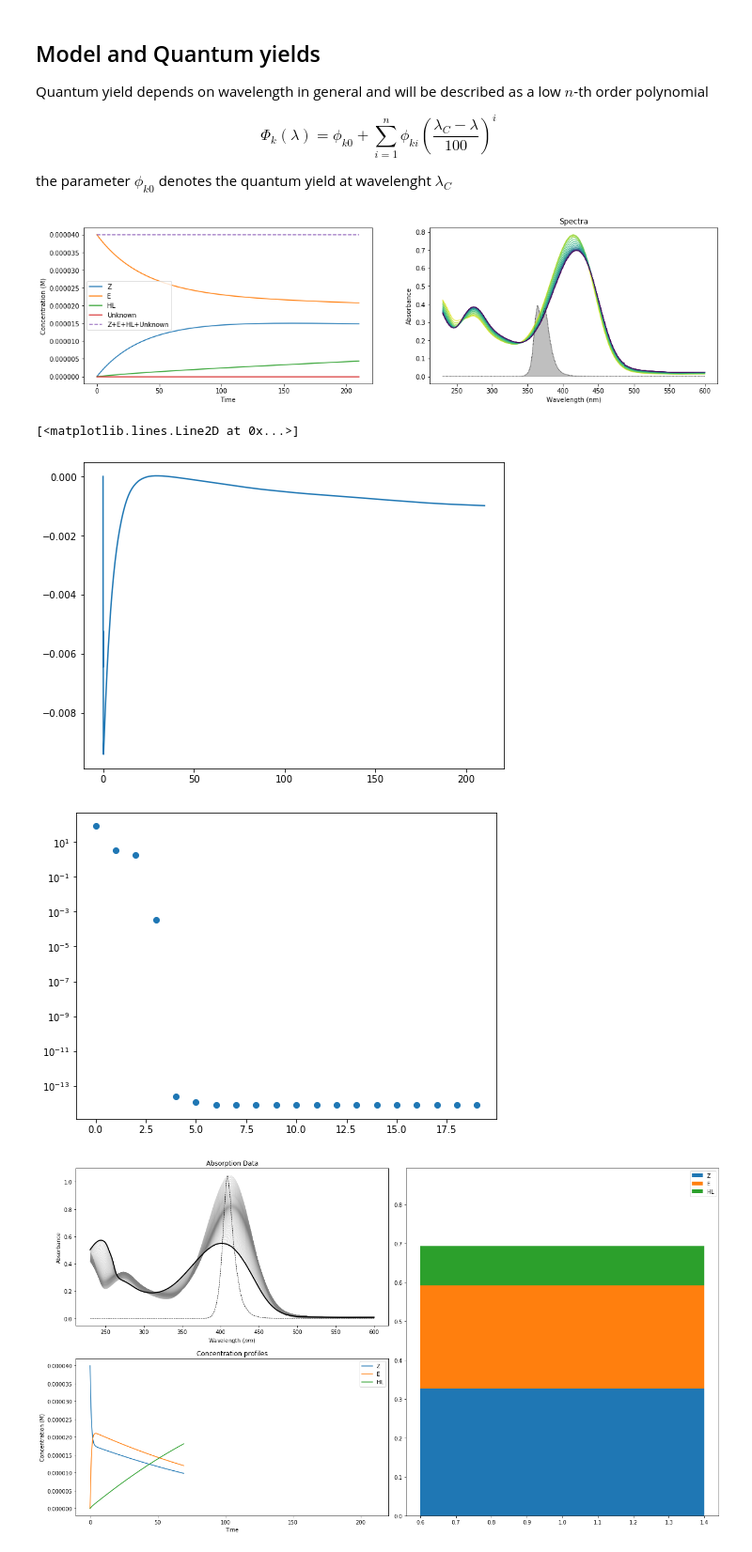
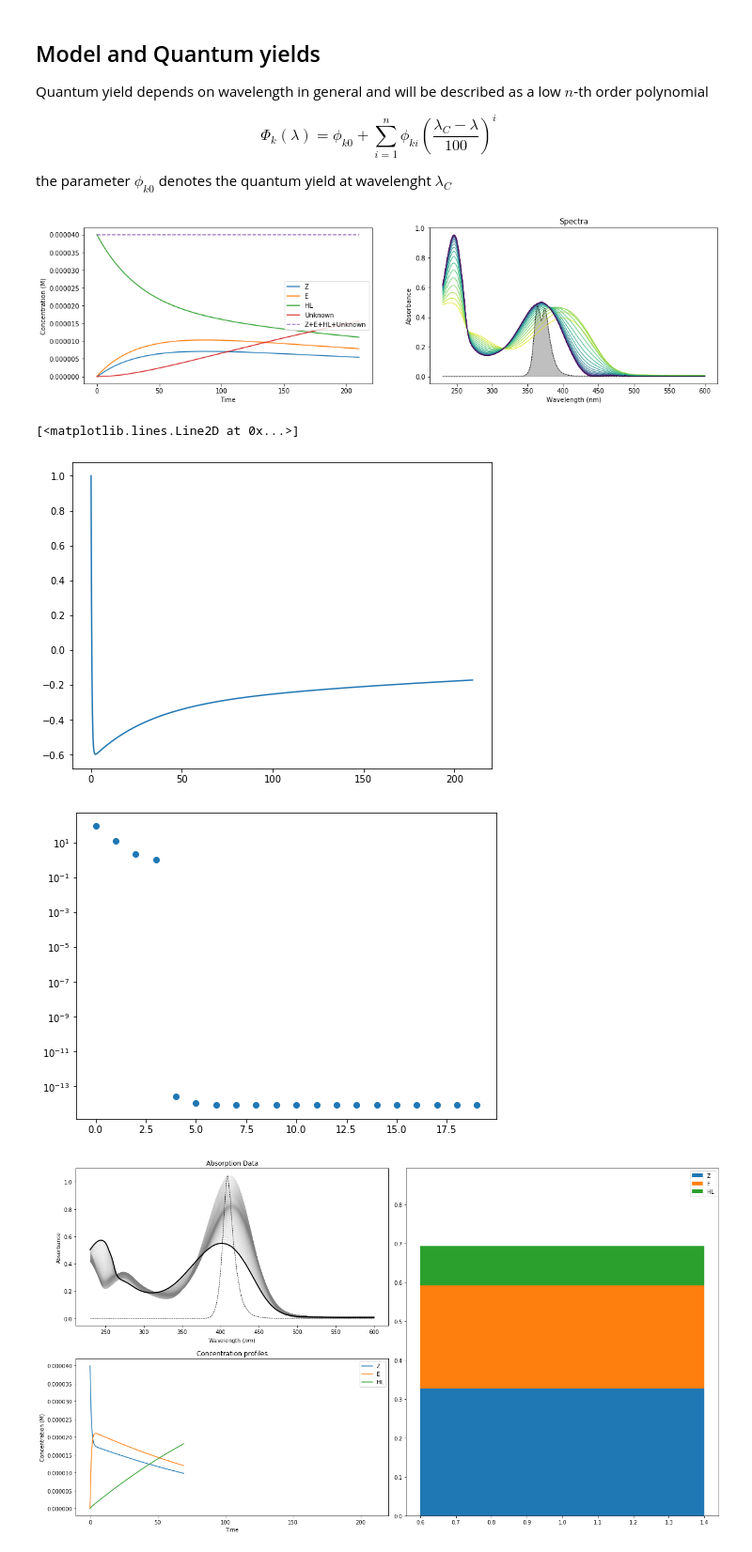
Before and after one commit to dmadea/Jupyter-Tutorials, a Jupyter notebook: Photoreaction kinetics/Simulation-general.ipynb, the cells around one changed output. Shown at 94% size. Drawn from its saved outputs; the diff is of its cells as text; code cells hidden in the pictures.

```diff
--- a/Photoreaction kinetics/Simulation-general.ipynb
+++ b/Photoreaction kinetics/Simulation-general.ipynb
@@ -347,9 +347,10 @@ C = np.zeros((t, n))  # define concentration matrix with dimensions t x n.
 
 Phi_ZE = 0.25
 Phi_EZ = 0.25
-Phi_EHL = 0.02
-Phi_HLE = 0.000
-Phi_HLD = 0.000
+Phi_EHL = 0.005
+Phi_HLE = 0.003
+Phi_HLD = 0.00
+Phi_ZD = 0.002
 
 # Phi_ZE = Phi([0.62], 400, wavelengths)
 # Phi_EZ = Phi([0.1], 400, wavelengths)
@@ -376,10 +377,10 @@ _0 = np.zeros(wavelengths.shape) if isinstance(Phi_ZE, np.ndarray) else 0
 #                 [Phi_ZE, -Phi_EZ - Phi_EHL , Phi_HLE],
 #                 [_0,  Phi_EHL, - Phi_HLE]])
 
-K = np.asarray([[-Phi_ZE, Phi_EZ, _0, _0],
+K = np.asarray([[-Phi_ZE - Phi_ZD, Phi_EZ, _0, _0],
                 [Phi_ZE, -Phi_EZ - Phi_EHL , Phi_HLE, _0],
                 [_0,  Phi_EHL, - Phi_HLE - Phi_HLD, _0],
-                [_0,  _0, Phi_HLD, _0]])
+                [Phi_ZD,  _0, Phi_HLD, _0]])
 
 if isinstance(Phi_ZE, np.ndarray):
     K = np.transpose(K, (2, 0, 1))
@@ -401,7 +402,7 @@ I_source = LED_355
 c0 = 4e-5
 w_irr = None
 
-C = simulate(1e-8, 0.003, [0, c0, 0, 0], ST, K, times, wavelengths, l=1, I_source=I_source, w_irr=w_irr)
+C = simulate(100e-8, 0.003, [0, 0, c0, 0], ST, K, times, wavelengths, l=1, I_source=I_source, w_irr=w_irr)
 
 
 # # q_rel = _calc_q_rel(ST, C, wavelengths, I_source=I_source)
@@ -426,7 +427,7 @@ for i in reversed(range(0, t, 10)):
     plt.plot(wavelengths, D[i], color=cmap(i/(D.shape[0]-1)), label='$t = {}$'.format(times[i]), lw=1)
 
 y_irr = D.max() * 0.5*I_source / I_source.max()
-plt.plot(wavelengths, y_irr, linestyle=':', color='black', lw=0.8)
+plt.plot(wavelengths, y_irr, linestyle='--', color='black', lw=0.8)
 plt.fill(wavelengths, y_irr, label='irrsource', color='gray', alpha=0.5)
 plt.title("Spectra")
 plt.xlabel('Wavelength (nm)')
@@ -441,35 +442,34 @@ plt.ylabel('Absorbance')
 # plt.legend()
 
 if isinstance(Phi_ZE, np.ndarray):
     plt.subplot(2, 2, 4)
 
     plt.plot(wavelengths, Phi_ZE, label="$\Phi_{ZE}$")
     plt.plot(wavelengths, Phi_EZ, label="$\Phi_{EZ}$")
     plt.plot(wavelengths, Phi_ZHL, label="$\Phi_{ZHL}$")
     plt.plot(wavelengths, Phi_HLZ, label="$\Phi_{HLZ}$")
     # plt.plot(wavelengths, Phi_HL, label="$\Phi_{HL-decay}$")
 
     plt.yscale('log')
 
     plt.xlabel('Wavelength')
     plt.ylabel('$\Phi$')
     plt.legend()
 
 
 plt.show()
 
-
 # fname='Z_cut470.txt'
 # delimiter = '\t'
 
 # mat = np.vstack((wavelengths, D))
 # buffer = delimiter + delimiter.join(f"{num}" for num in times) + '\n'
 # buffer += '\n'.join(delimiter.join(f"{num}" for num in row) for row in mat.T)
 
 # with open(fname, 'w', encoding='utf8') as f:
 #     f.write(buffer)
 # %% [output]
-[figure, old version]
+[figure, new version]
 # %%
 norm = C[:, [0, 1]] / np.max(C[:, [0, 1]], axis=0)
 
@@ -477,16 +477,15 @@ plt.rcParams['figure.figsize'] = [8, 6]
 plt.plot(times, norm[:, 0] - norm[:, 1])
 # %% [output]
 [<matplotlib.lines.Line2D at 0x...>]
-[figure, old version]
+[figure, new version]
 # %%
 u, s, vt = np.linalg.svd(D, full_matrices=False)
-
 
 plt.rcParams['figure.figsize'] = [8, 6]
 plt.semilogy(s[:20], 'o')
 plt.show()
 # %% [output]
-[figure, old version]
+[figure, new version]
 # %%
 def plot_anim_frame(D, C, q_rel, wavelengths, times, symlog=False, title='Absorption Data', t_unit='$ps$',
                   z_unit='$\Delta A$ ($m$OD)', cmap='diverging', z_lim=(None, None),
```
